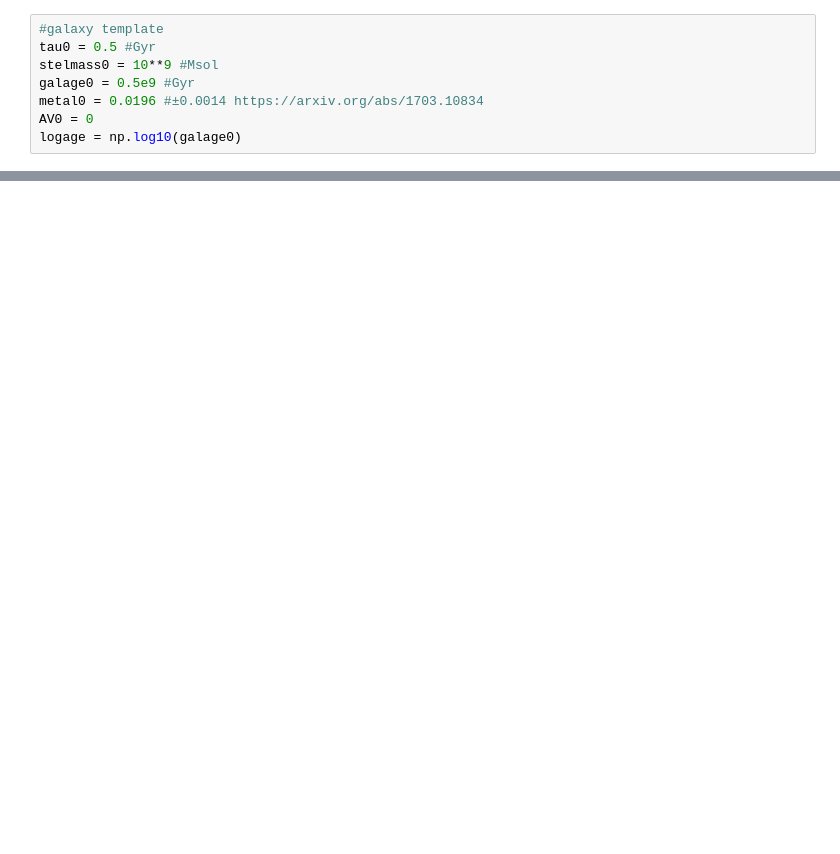
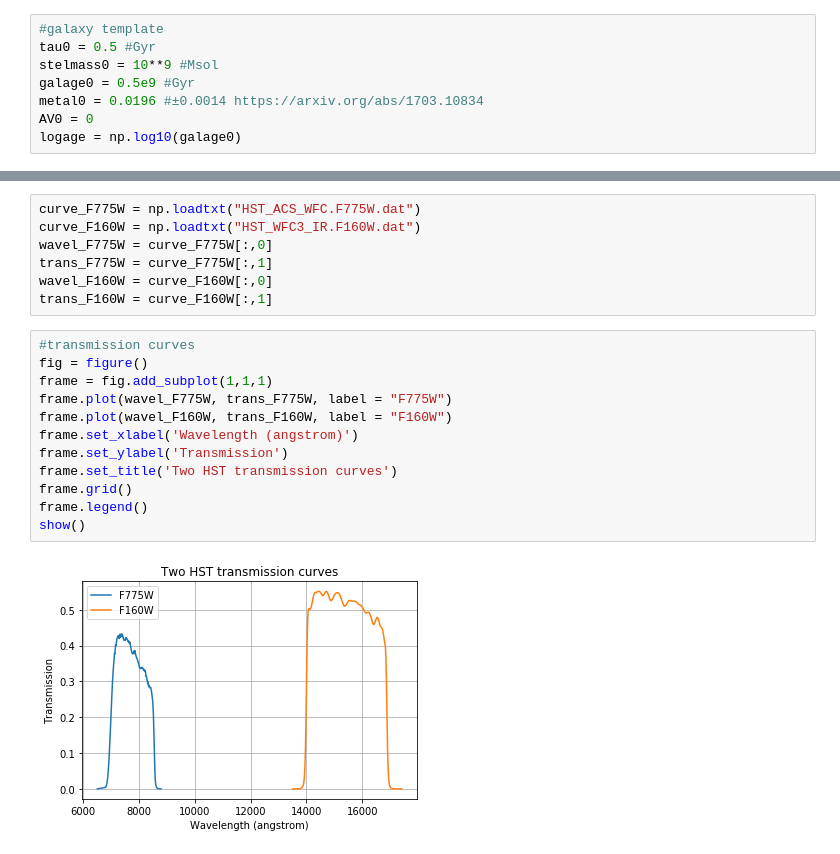
Before and after one commit to dziouba/PoG, a Jupyter notebook: PoGcomputerassign.ipynb, the cells around one changed output, grey strips where cells are left out. Saved outputs shown, nothing was run; the diff lists cells and outputs as text; blank space fills up the shorter version.

```diff
--- a/PoGcomputerassign.ipynb
+++ b/PoGcomputerassign.ipynb
@@ -47,3 +48,24 @@ show()
+# %%
+curve_F775W = np.loadtxt("HST_ACS_WFC.F775W.dat")
+curve_F160W = np.loadtxt("HST_WFC3_IR.F160W.dat")
+wavel_F775W = curve_F775W[:,0]
+trans_F775W = curve_F775W[:,1]
+wavel_F160W = curve_F160W[:,0]
+trans_F160W = curve_F160W[:,1]
+# %%
+#transmission curves
+fig = figure()
+frame = fig.add_subplot(1,1,1)
+frame.plot(wavel_F775W, trans_F775W, label = "F775W")
+frame.plot(wavel_F160W, trans_F160W, label = "F160W")
+frame.set_xlabel('Wavelength (angstrom)')
+frame.set_ylabel('Transmission')
+frame.set_title('Two HST transmission curves')
+frame.grid()
+frame.legend()
+show()
+# %% [output]
+[figure, added]
 # %%
 #4a
 dL = 3.8 #MPc
```
Also changed, not shown: parts of 8 cells of this notebook.
